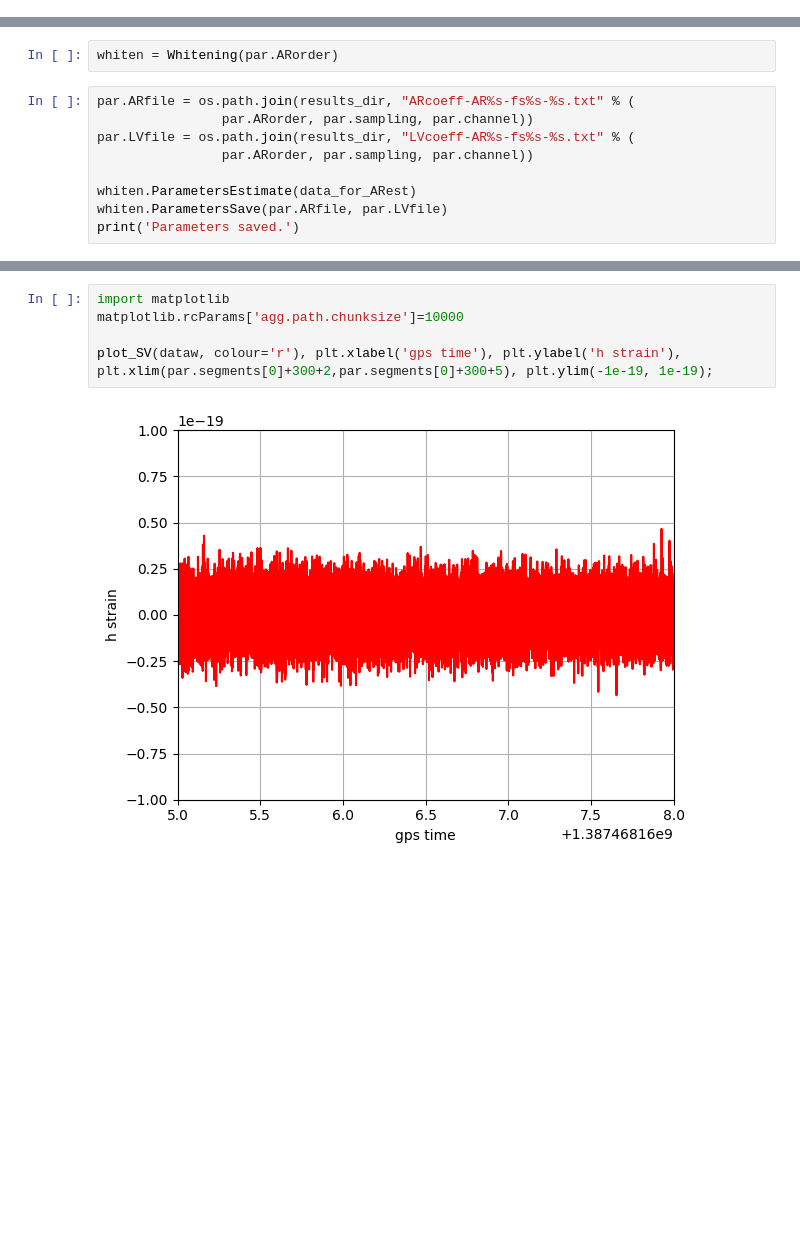
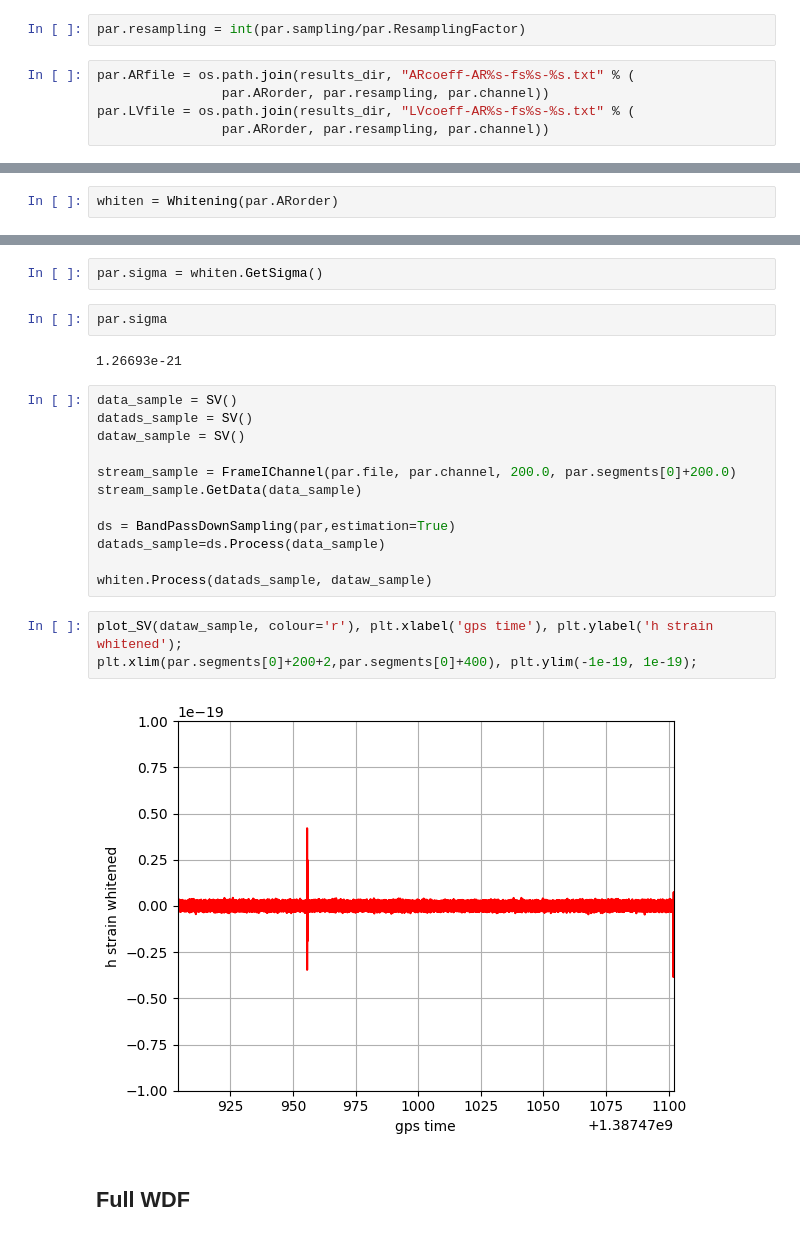
Before and after one commit to GravitationalWaveSurfer/GlitchClassification, a Jupyter notebook: notebooks/wdf_demo.ipynb, the cells around one changed output, grey strips where cells are left out. Saved outputs shown, nothing was run; the diff lists cells and outputs as text; blank space fills up the shorter version.

Commit message:
added short demo with full WDF

```diff
--- a/notebooks/wdf_demo.ipynb
+++ b/notebooks/wdf_demo.ipynb
@@ -119,0 +121,7 @@ True
+# %%
+par.resampling = int(par.sampling/par.ResamplingFactor)
+# %%
+par.ARfile = os.path.join(results_dir, "ARcoeff-AR%s-fs%s-%s.txt" % (
+                par.ARorder, par.resampling, par.channel))
+par.LVfile = os.path.join(results_dir, "LVcoeff-AR%s-fs%s-%s.txt" % (
+                par.ARorder, par.resampling, par.channel))
@@ -122,12 +156,3 @@ from wdf.processes.Whitening import Whitening
 from wdf.processes.DWhitening import  DWhitening
 # %%
 whiten = Whitening(par.ARorder)
-# %%
-par.ARfile = os.path.join(results_dir, "ARcoeff-AR%s-fs%s-%s.txt" % (
-                par.ARorder, par.sampling, par.channel))
-par.LVfile = os.path.join(results_dir, "LVcoeff-AR%s-fs%s-%s.txt" % (
-                par.ARorder, par.sampling, par.channel))
-
-whiten.ParametersEstimate(data_for_ARest)
-whiten.ParametersSave(par.ARfile, par.LVfile)
-print('Parameters saved.')
@@ -140,8 +169,25 @@ whiten.Process(data, dataw)
+# %%
+par.sigma = whiten.GetSigma()
+# %%
+par.sigma
+# %% [output]
+1.26693e-21
+# %%
+data_sample = SV()
+datads_sample = SV()
+dataw_sample = SV()
+
+stream_sample = FrameIChannel(par.file, par.channel, 200.0, par.segments[0]+200.0)
+stream_sample.GetData(data_sample)
+
+ds = BandPassDownSampling(par,estimation=True)
+datads_sample=ds.Process(data_sample)
+
+whiten.Process(datads_sample, dataw_sample)
 # %%
-import matplotlib
-matplotlib.rcParams['agg.path.chunksize']=10000
-
-plot_SV(dataw, colour='r'), plt.xlabel('gps time'), plt.ylabel('h strain'),
-plt.xlim(par.segments[0]+300+2,par.segments[0]+300+5), plt.ylim(-1e-19, 1e-19);
+plot_SV(dataw_sample, colour='r'), plt.xlabel('gps time'), plt.ylabel('h strain whitened');
+plt.xlim(par.segments[0]+200+2,par.segments[0]+400), plt.ylim(-1e-19, 1e-19);
 # %% [output]
-[figure, old version]
+[figure, new version]
+# %% [markdown]
+## Full WDF
```
Also changed, not shown: parts of 26 cells of this notebook, 1 other file.
